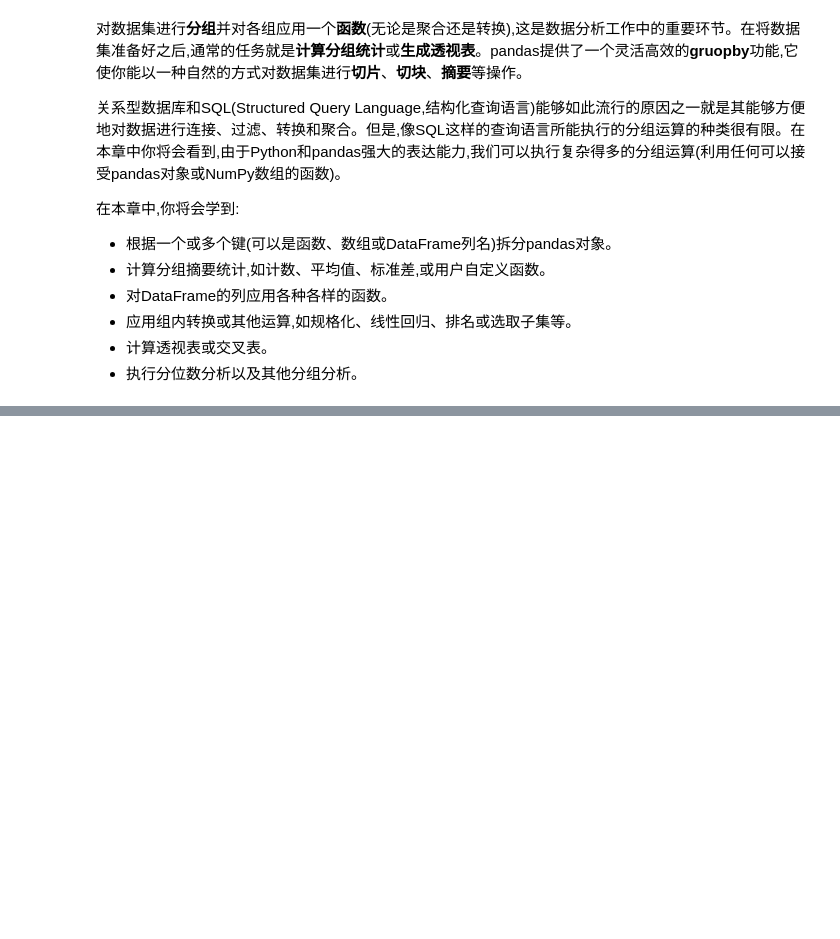
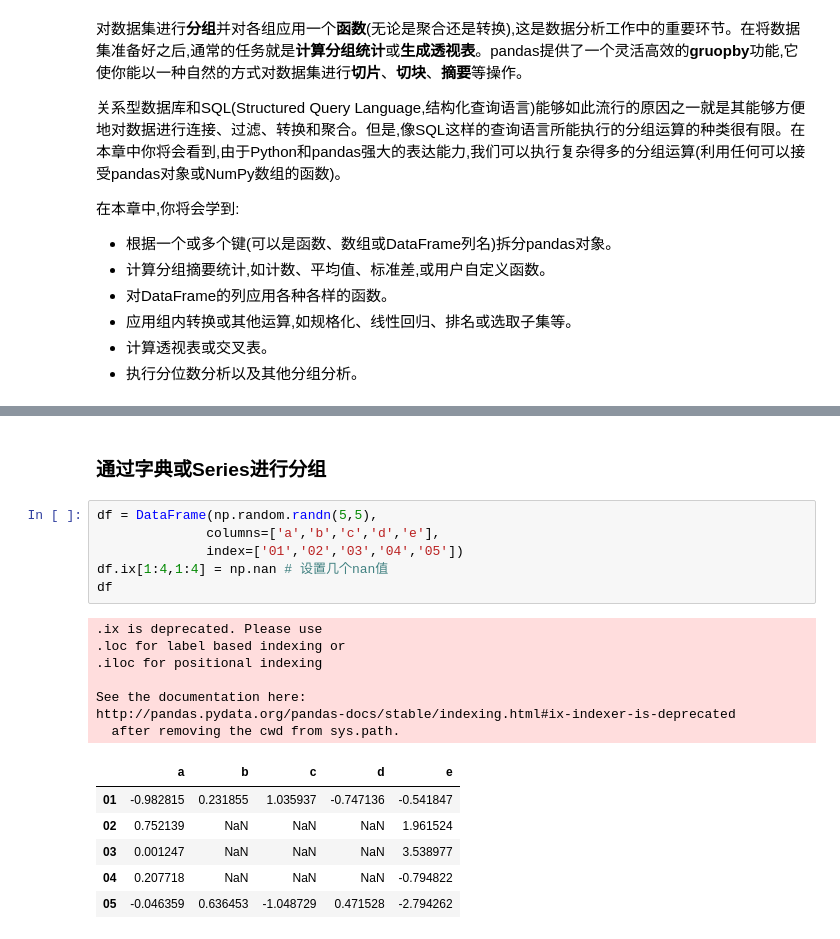
Before and after one commit to NemoHoHaloAi/machine_learning, a Jupyter notebook: python数据分析/数据聚合与分组计算.ipynb, the cells around one changed output, grey strips where cells are left out. Cells and saved outputs as stored; diff of their text form; blank space fills up the shorter version.

```diff
--- a/python数据分析/数据聚合与分组计算.ipynb
+++ b/python数据分析/数据聚合与分组计算.ipynb
@@ -31,0 +277,22 @@
+# %% [markdown]
+### 通过字典或Series进行分组
+# %%
+df = DataFrame(np.random.randn(5,5),
+              columns=['a','b','c','d','e'],
+              index=['01','02','03','04','05'])
+df.ix[1:4,1:4] = np.nan # 设置几个nan值
+df
+# %% [output]
+.ix is deprecated. Please use
+.loc for label based indexing or
+.iloc for positional indexing
+
+See the documentation here:
+http://pandas.pydata.org/pandas-docs/stable/indexing.html#ix-indexer-is-deprecated
+  after removing the cwd from sys.path.
+|  | a | b | c | d | e |
+| 01 | -0.982815 | 0.231855 | 1.035937 | -0.747136 | -0.541847 |
+| 02 | 0.752139 | NaN | NaN | NaN | 1.961524 |
+| 03 | 0.001247 | NaN | NaN | NaN | 3.538977 |
+| 04 | 0.207718 | NaN | NaN | NaN | -0.794822 |
+| 05 | -0.046359 | 0.636453 | -1.048729 | 0.471528 | -2.794262 |
```
Also changed, not shown: parts of 59 cells of this notebook.
